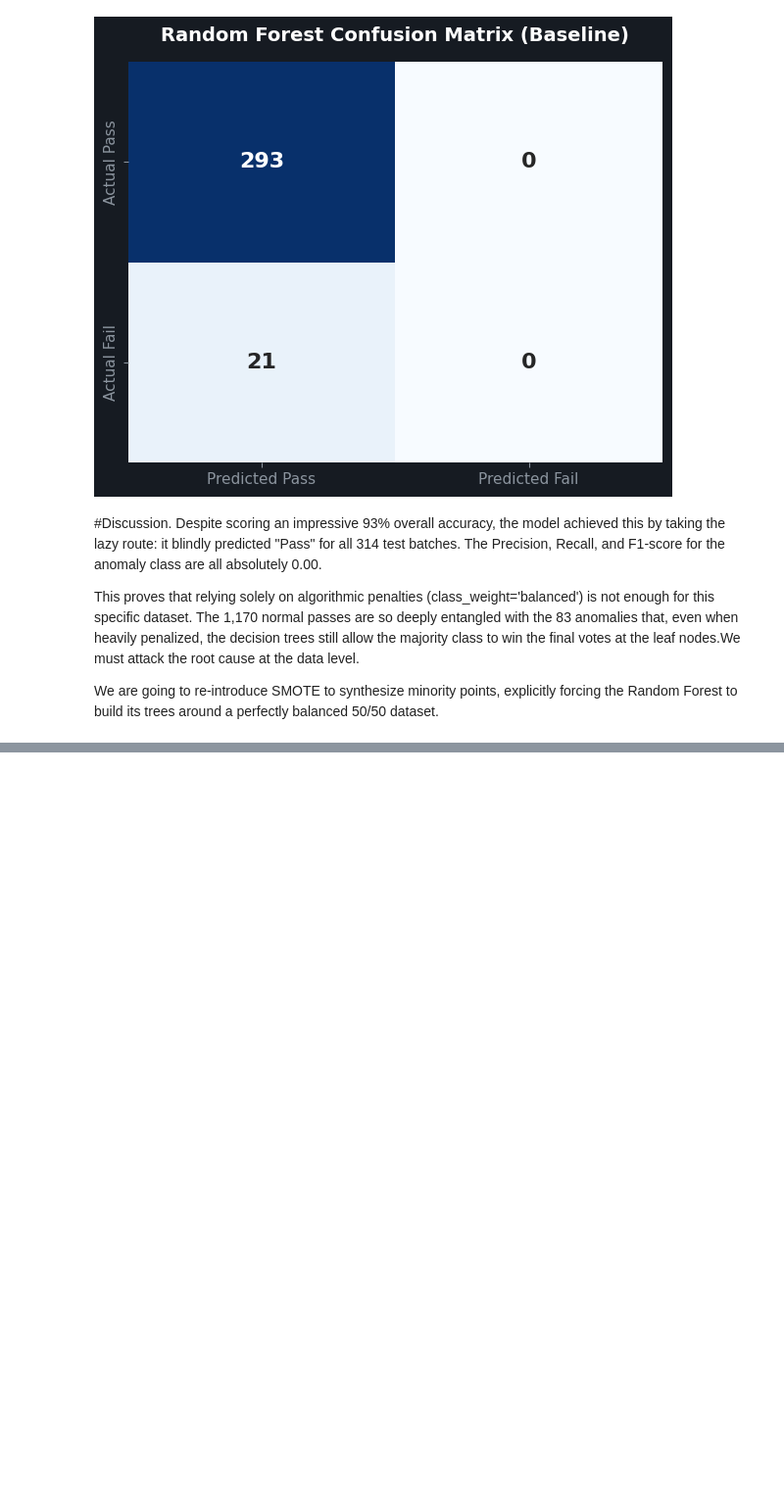
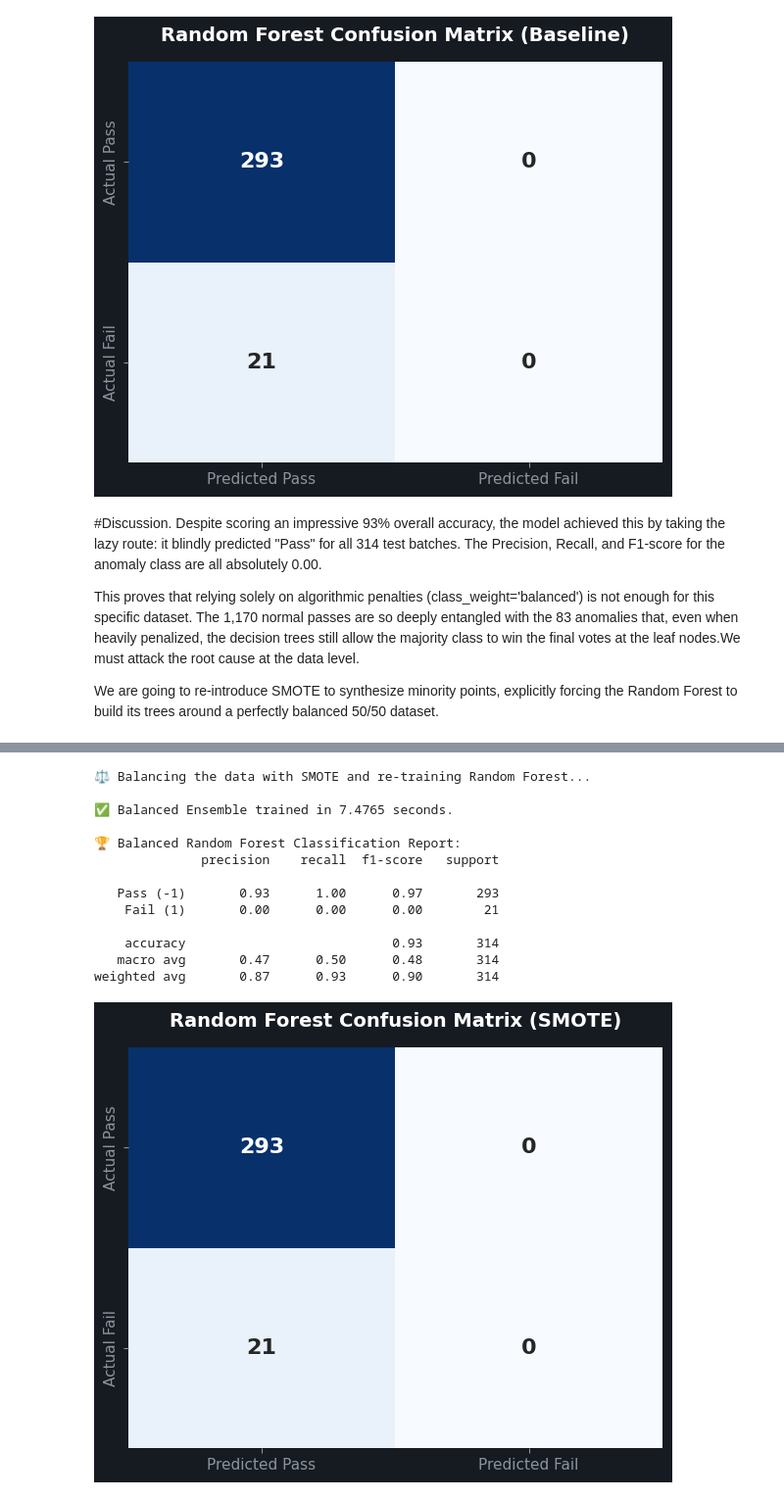
Before and after one commit to sultanjacob/Applied-Machine-Learning, a Jupyter notebook: Phase_12_Ensemble_Models/12_RandomForest_Predictive_Maintenance.ipynb, the cells around one changed output, grey strips where cells are left out. Shown at 98% size. Cells and saved outputs as stored; diff of their text form; code cells hidden in the pictures; blank space fills up the shorter version.

Commit message:
applying SMOTE

```diff
--- a/Phase_12_Ensemble_Models/12_RandomForest_Predictive_Maintenance.ipynb
+++ b/Phase_12_Ensemble_Models/12_RandomForest_Predictive_Maintenance.ipynb
@@ -84,0 +91,55 @@ Despite scoring an impressive 93% overall accuracy, the model achieved this by t
+# %%
+from imblearn.over_sampling import SMOTE
+
+print("⚖️ Balancing the data with SMOTE and re-training Random Forest...\n")
+
+# 1. Synthesize minority class data (Training set ONLY)
+smote = SMOTE(random_state=42)
+X_train_balanced, y_train_balanced = smote.fit_resample(X_train, y_train)
+
+# 2. Initialize a fresh Random Forest Engine
+rf_smote_engine = RandomForestClassifier(n_estimators=100, random_state=42, n_jobs=-1)
+
+# 3. Train on the perfectly balanced data
+start_time = time.time()
+rf_smote_engine.fit(X_train_balanced, y_train_balanced)
+training_time = time.time() - start_time
+
+# 4. Predict on the untouched, real-world Test Data
+y_pred_rf_smote = rf_smote_engine.predict(X_test)
+
+print(f"✅ Balanced Ensemble trained in {training_time:.4f} seconds.\n")
+print("🏆 Balanced Random Forest Classification Report:")
+print(classification_report(y_test, y_pred_rf_smote, target_names=["Pass (-1)", "Fail (1)"], zero_division=0))
+
+# 5. Generate the new Confusion Matrix
+cm_rf_smote = confusion_matrix(y_test, y_pred_rf_smote)
+
+plt.style.use('dark_background')
+fig, ax = plt.subplots(figsize=(6, 5), facecolor='#161b22')
+ax.set_facecolor('#161b22')
+
+sns.heatmap(cm_rf_smote, annot=True, fmt='d', cmap='Blues', cbar=False,
+            xticklabels=["Predicted Pass", "Predicted Fail"],
+            yticklabels=["Actual Pass", "Actual Fail"],
+            annot_kws={"size": 16, "weight": "bold"}, ax=ax)
+
+ax.set_title('Random Forest Confusion Matrix (SMOTE)', color='white', fontsize=14, fontweight='bold', pad=15)
+ax.tick_params(colors='#8b949e', labelsize=11)
+plt.tight_layout()
+plt.show()
+# %% [output]
+⚖️ Balancing the data with SMOTE and re-training Random Forest...
+
+✅ Balanced Ensemble trained in 7.4765 seconds.
+
+🏆 Balanced Random Forest Classification Report:
+              precision    recall  f1-score   support
+
+   Pass (-1)       0.93      1.00      0.97       293
+    Fail (1)       0.00      0.00      0.00        21
+
+    accuracy                           0.93       314
+   macro avg       0.47      0.50      0.48       314
+weighted avg       0.87      0.93      0.90       314
+[figure, added]
```
Also changed, not shown: parts of 1 cell of this notebook.
